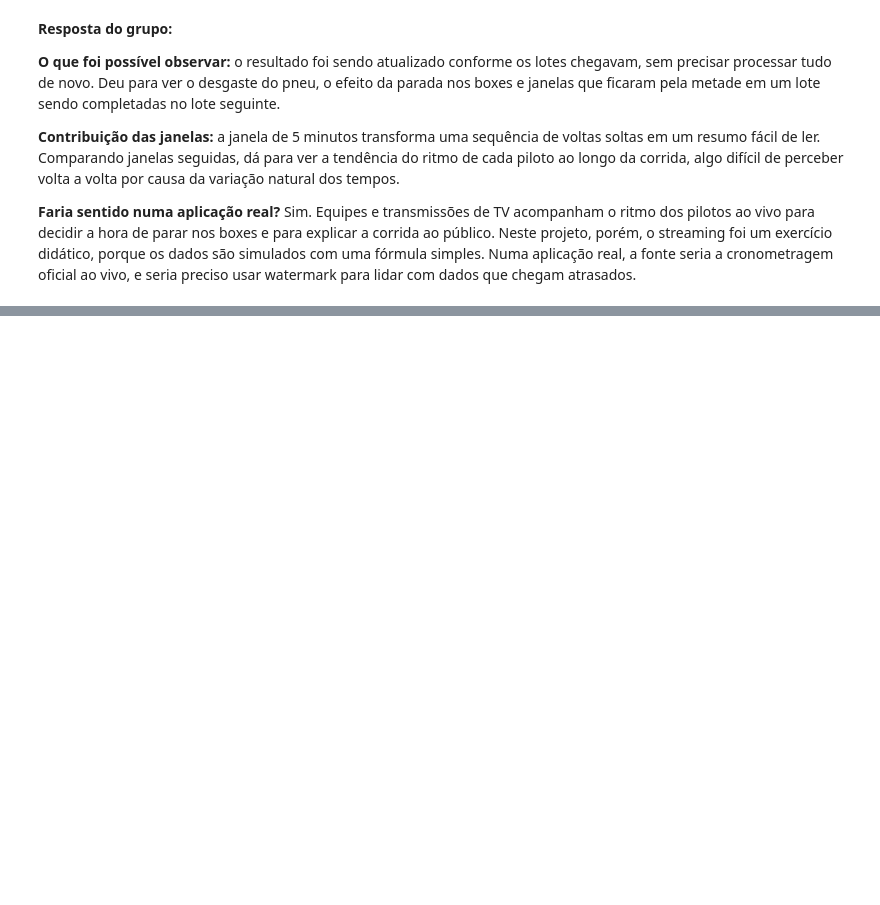
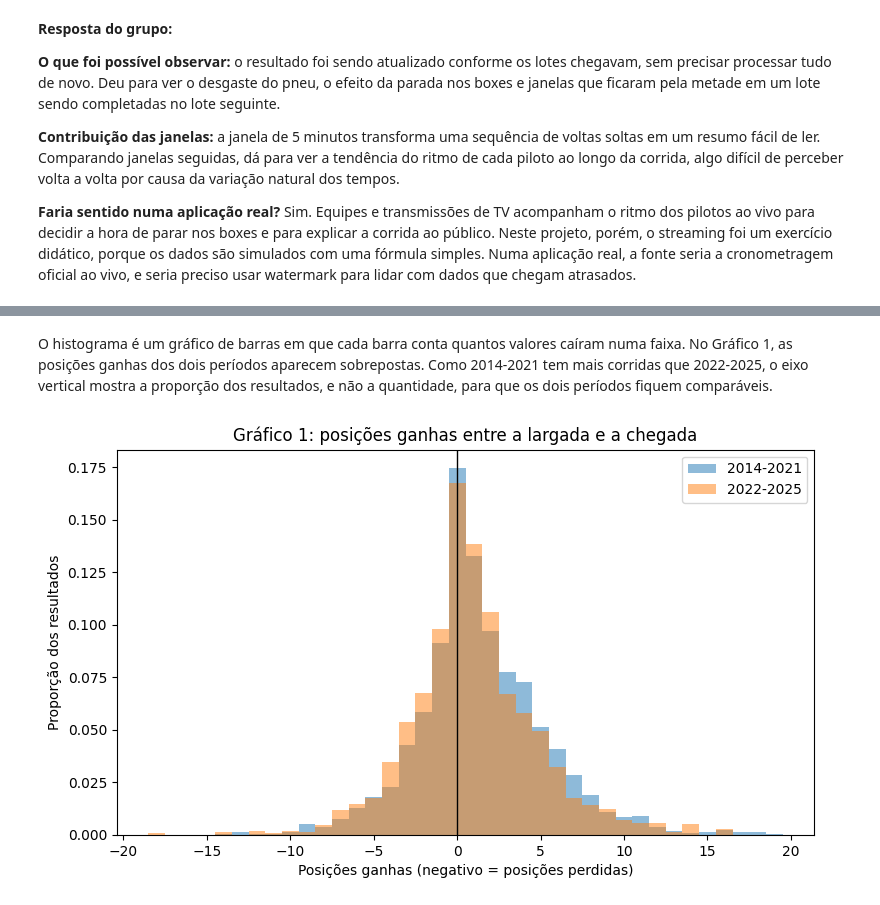
Before and after one commit to ZhouKaShen/Data-Analytics, a Jupyter notebook: notebooks/pjbl_f1.ipynb, the cells around one changed output, grey strips where cells are left out. Cells and saved outputs as stored; diff of their text form; code cells hidden in the pictures; blank space fills up the shorter version.

```diff
--- a/notebooks/pjbl_f1.ipynb
+++ b/notebooks/pjbl_f1.ipynb
@@ -1683,0 +1710,8 @@ Na última resposta, o grupo pode reconhecer que o streaming foi utilizado apena
+# %%
+# 13.1 Leitura dos dados preparados no RA1
+res = pd.read_csv(PASTA_PROCESSED / "resultados_limpo.csv", parse_dates=["date"])
+quali = pd.read_csv(PASTA_PROCESSED / "classificacao_limpo.csv")
+paradas = pd.read_csv(PASTA_PROCESSED / "pit_stops_limpo.csv")
+voltas_ra3 = pd.read_csv(PASTA_PROCESSED / "voltas_limpo.csv")
+for nome, tabela in {"resultados": res, "classificação": quali, "paradas": paradas, "voltas": voltas_ra3}.items():
+    print(nome, tabela.shape)
@@ -1683,0 +1727,12 @@ Na última resposta, o grupo pode reconhecer que o streaming foi utilizado apena
+# %%
+# 13.2 Nome atual das equipes
+NOME_ATUAL = {
+    "Toro Rosso": "Racing Bulls", "AlphaTauri": "Racing Bulls", "RB F1 Team": "Racing Bulls",
+    "Force India": "Aston Martin", "Racing Point": "Aston Martin",
+    "Lotus F1": "Alpine", "Renault": "Alpine", "Alpine F1 Team": "Alpine",
+    "Alfa Romeo": "Sauber", "Manor Marussia": "Marussia",
+}
+res["equipe_atual"] = res["equipe"].replace(NOME_ATUAL)
+pilotos_por_equipe = res.groupby(["raceId", "equipe_atual"]).size()
+print("Equipes:", res["equipe_atual"].nunique(), "| máximo de pilotos por equipe numa corrida:", pilotos_por_equipe.max())
+res.groupby("equipe_atual")["equipe"].unique()
@@ -1683,0 +1760,7 @@ Na última resposta, o grupo pode reconhecer que o streaming foi utilizado apena
+# %%
+# 13.3 Posições ganhas
+conta_valida = res["terminou"] & ~res["largou_box"]
+res["posicoes_ganhas"] = (res["grid"] - res["positionOrder"]).where(conta_valida)
+print("Com posições ganhas:", res["posicoes_ganhas"].notna().sum())
+print("Sem a conta (não terminou ou largou dos boxes):", res["posicoes_ganhas"].isna().sum())
+res[["piloto", "grid", "positionOrder", "posicoes_ganhas"]].head()
@@ -1683,0 +1859,16 @@ Na última resposta, o grupo pode reconhecer que o streaming foi utilizado apena
+# %% [markdown]
+O histograma é um gráfico de barras em que cada barra conta quantos valores caíram numa faixa. No Gráfico 1, as posições ganhas dos dois períodos aparecem sobrepostas. Como 2014-2021 tem mais corridas que 2022-2025, o eixo vertical mostra a proporção dos resultados, e não a quantidade, para que os dois períodos fiquem comparáveis.
+# %%
+# 14.2 Gráfico 1: distribuição das posições ganhas
+fig, ax = plt.subplots()
+for periodo, cor in CORES.items():
+    valores = res.loc[res["periodo"] == periodo, "posicoes_ganhas"]
+    ax.hist(valores, bins=np.arange(-18.5, 20.5), density=True, alpha=0.5, color=cor, label=periodo)
+ax.axvline(0, color="black", linewidth=1)
+ax.set_title("Gráfico 1: posições ganhas entre a largada e a chegada")
+ax.set_xlabel("Posições ganhas (negativo = posições perdidas)")
+ax.set_ylabel("Proporção dos resultados")
+ax.legend()
+plt.show()
+# %% [output]
+[figure, added]
```
Also changed, not shown: parts of 91 cells of this notebook, 2 other files.
